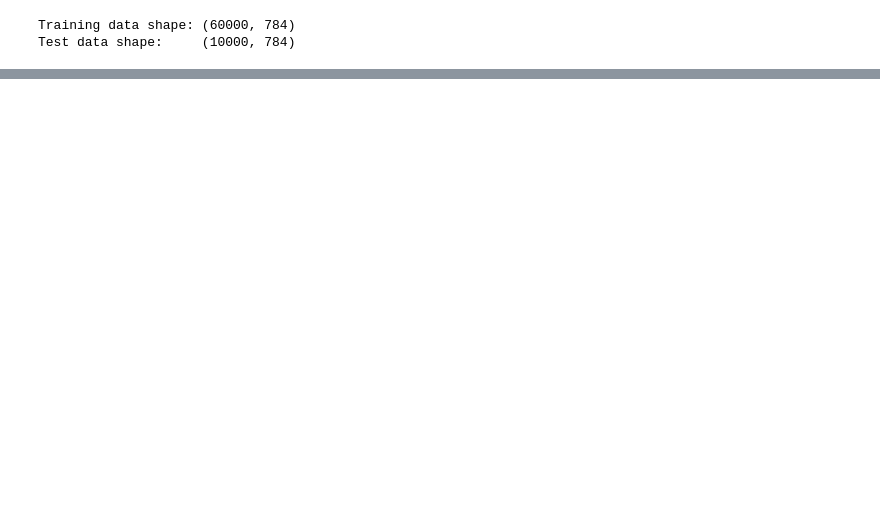
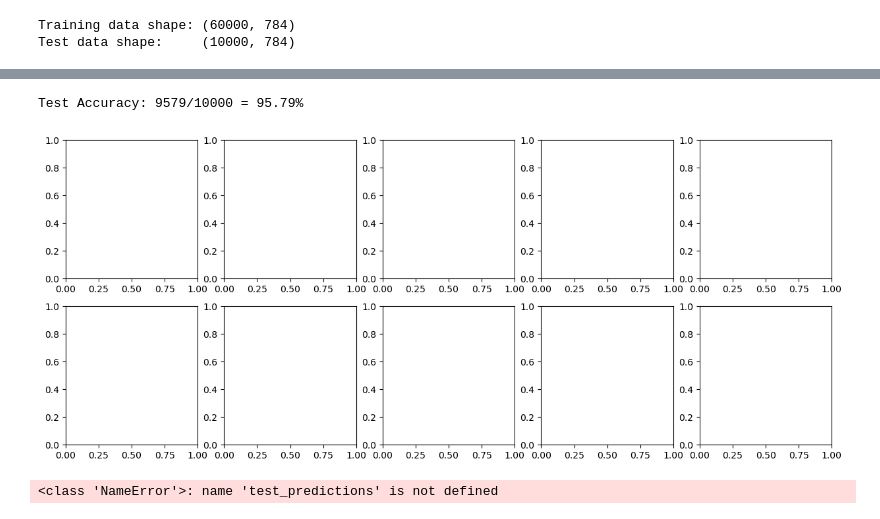
Before and after one commit to i253029-maker/mvc-mlp-25i3029, a Jupyter notebook: src/B_i253029.ipynb, the cells around one changed output, grey strips where cells are left out. Saved outputs shown, nothing was run; the diff lists cells and outputs as text; code cells hidden in the pictures; blank space fills up the shorter version.

Commit message:
Fix errors and run the final program

```diff
--- a/src/B_i253029.ipynb
+++ b/src/B_i253029.ipynb
@@ -136,0 +200,62 @@ for epoch in range(epochs):
+# %%
+# REQUIRED OUTPUT 2: TEST ACCURACY
+# Run forward pass on the 10,000 test images and compute classification accuracy
+# The predicted class is the output neuron with the highest activation value
+
+# Forward pass on all test images
+_, _, _, _, _, A3_test = forward_pass(X_test, W1, b1, W2, b2, W3, b3)
+
+# Predicted class = index of the highest output neuron
+predicted_labels = np.argmax(A3_test, axis=1)   # shape: (10000,)
+
+# Compare predictions to true test labels
+correct    = np.sum(predicted_labels == Y_test)
+total      = Y_test.shape[0]
+accuracy   = correct / total * 100.0
+
+print(f"\nTest Accuracy: {correct}/{total} = {accuracy:.2f}%")
+# %% [output]
+Test Accuracy: 9579/10000 = 95.79%
+# %%
+#Display 10 test images, one per digit (Required Output 3)
+
+# Find one test image for each digit (0-9)
+sample_indices = []
+for digit in range(10):
+    indices = np.where(Y_test == digit)[0]
+    sample_indices.append(indices[0])
+
+# Create figure with 2 rows and 5 columns
+fig, axes = plt.subplots(2, 5, figsize=(15, 6))
+axes = axes.ravel()
+
+# Display each sample
+for i, idx in enumerate(sample_indices):
+    # Get the image (reshape from 784 to 28x28)
+    image = X_test[idx].reshape(28, 28)
+    true_label = Y_test[idx]
+    pred_label = test_predictions[idx]
+
+    # Display the image
+    axes[i].imshow(image, cmap='gray')
+
+    # Set title with true and predicted labels
+    if true_label == pred_label:
+        axes[i].set_title(f'True: {true_label}\nPred: {pred_label}',
+                         fontsize=12, color='green')
+    else:
+        axes[i].set_title(f'True: {true_label}\nPred: {pred_label}',
+                         fontsize=12, color='red')
+
+    axes[i].axis('off')
+
+plt.suptitle('Output 3: Sample Test Images with Predictions', fontsize=14)
+plt.tight_layout()
+plt.show()
+
+print("Output 3: Displayed 10 test images (one per digit class)")
+print("Green titles = correct predictions")
+print("Red titles = incorrect predictions")
+# %% [output]
+[figure, added]
+<class 'NameError'>: name 'test_predictions' is not defined
```
Also changed, not shown: parts of 5 cells of this notebook.
